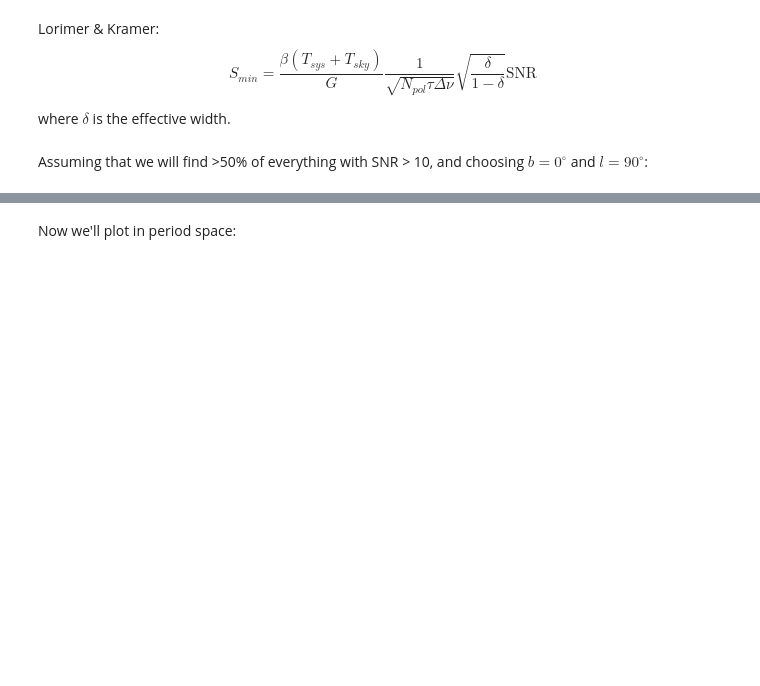
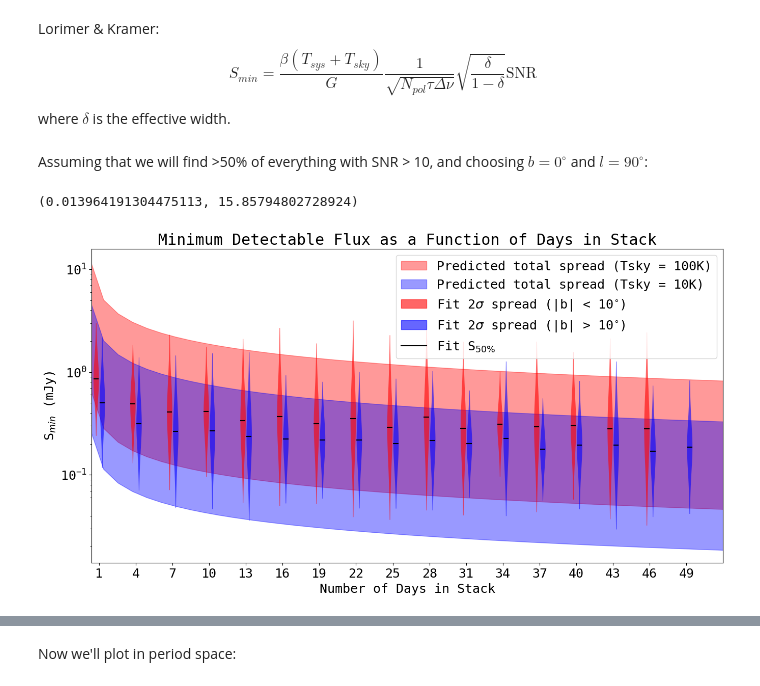
Before and after one commit to chime-sps/Transmissivity, a Jupyter notebook: results/sensitivity_dropoff.ipynb, the cells around one changed output, grey strips where cells are left out. Cells and saved outputs as stored; diff of their text form; code cells hidden in the pictures; blank space fills up the shorter version.

```diff
--- a/results/sensitivity_dropoff.ipynb
+++ b/results/sensitivity_dropoff.ipynb
@@ -498,6 +507,57 @@ Smin_hot_mid = radiometer(f = 1, DM = 0, SNR = 7., FWHM = 0.026, maxDM = 212.5,
 Smin_hot_fast = radiometer(f = 100, DM = 212.5, SNR = 7., FWHM = 0.026, maxDM = 212.5, Tsky = 100., Ndays = many_days)
 Smin_cold_mid = radiometer(f = 1, DM = 0, SNR = 7., FWHM = 0.026, maxDM = 212.5, Tsky = 10., Ndays = many_days)
 Smin_cold_fast = radiometer(f = 100, DM = 212.5, SNR = 7., FWHM = 0.026, maxDM = 212.5, Tsky = 10., Ndays = many_days)
+# %%
+from matplotlib.patches import Patch
+
+def draw_turn_on_violins(ax, x, S50, spread, color, half_width, levels = spread_levels):
+
+    z_lo, z_hi = np.log(np.array(levels) / (1 - np.array(levels)))
+    for xi, s50, (s_lo, s_hi) in zip(x, S50, spread):
+        if not (np.isfinite(s50) and np.isfinite(s_lo) and np.isfinite(s_hi)):
+            continue
+        scale = (np.log(s_hi) - np.log(s_lo)) / (z_hi - z_lo)
+        lnS = np.linspace(np.log(s_lo), np.log(s_hi), 200)
+        z = (lnS - np.log(s50)) / scale
+        density = np.exp(-z) / (1 + np.exp(-z))**2
+        w = half_width * density / density.max()
+        ax.fill_betweenx(np.exp(lnS), xi - w, xi + w, color = color, alpha = 0.6, linewidth = 0)
+        ax.hlines(s50, xi - half_width, xi + half_width, color = 'k', linewidth = 1.5)
+
+fig, ax = plt.subplots(1, 1, figsize = (16, 8))
+
+ax.fill_between(many_days, Smin_hot_mid, Smin_hot_fast,
+                color='r', alpha=0.4, label='Predicted total spread (Tsky = 100K)')
+ax.fill_between(many_days, Smin_cold_mid, Smin_cold_fast,
+                color='b', alpha=0.4, label='Predicted total spread (Tsky = 10K)')
+
+#step = np.min(np.diff(days))
+step = 1
+draw_turn_on_violins(ax, days - 0.25 * step, S_hot, S_hot_spread, color = 'r', half_width = 0.22 * step)
+draw_turn_on_violins(ax, days + 0.25 * step, S_cold, S_cold_spread, color = 'b', half_width = 0.22 * step)
+
+handles, labels = ax.get_legend_handles_labels()
+handles += [Patch(color = 'r', alpha = 0.6), Patch(color = 'b', alpha = 0.6),
+            plt.Line2D([], [], color = 'k', linewidth = 1.5)]
+labels += [rf'Fit 2$\sigma$ spread (|b| < 10$^{{\circ}}$)',
+           rf'Fit 2$\sigma$ spread (|b| > 10$^{{\circ}}$)',
+           r'Fit S$_{50\%}$']
+ax.legend(handles, labels)
+
+ax.set_xticks(range(1, 52, 3))
+ax.set_xlabel('Number of Days in Stack')
+ax.set_ylabel(r'S$_{min}$ (mJy)')
+ax.set_yscale('log')
+ax.set_title('Minimum Detectable Flux as a Function of Days in Stack')
+ax.set_xlim(days.min() - 0.6 * step, 52)
+
+#make room for the full violins as well as the predicted bands
+spreads = np.concatenate([S_hot_spread, S_cold_spread])
+ax.set_ylim(0.8 * np.nanmin([np.nanmin(Smin_cold_mid), np.nanmin(spreads)]),
+            1.2 * np.nanmax([np.nanmax(Smin_hot_fast), np.nanmax(spreads)]))
+# %% [output]
+(0.013964191304475113, 15.85794802728924)
+[figure, added]
 # %%
 
 fig, ax = plt.subplots(1, 1, figsize = (12, 8))
```
Also changed, not shown: parts of 2 cells of this notebook, 1 other file.
